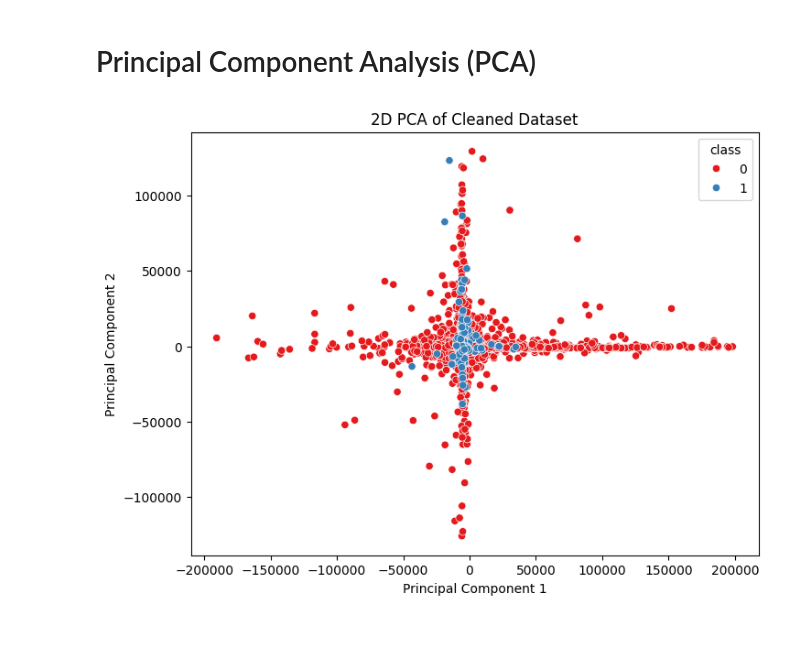
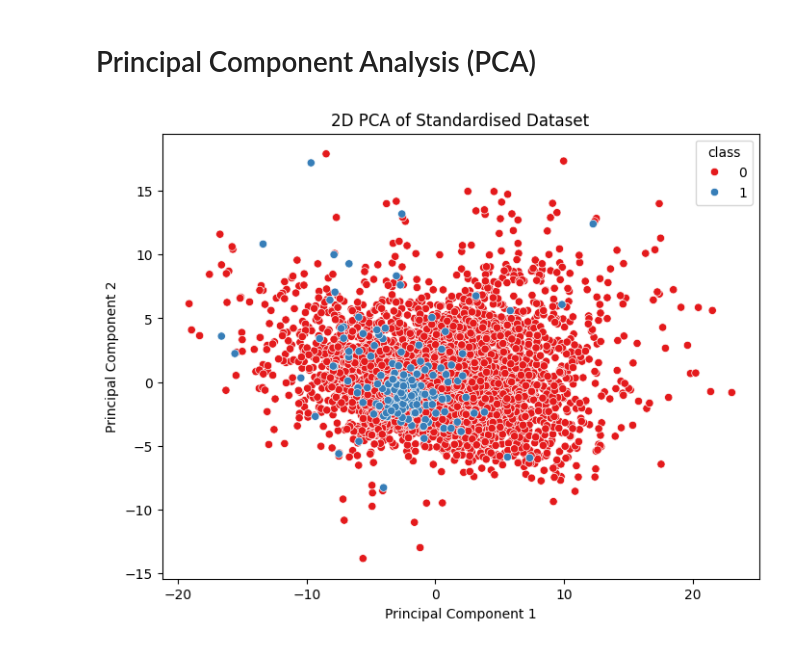
Before and after one commit to piotrdurniat/ml-l1-pcb, a Jupyter notebook: uczenie-maszynowe-lab-1.ipynb, the cells around one changed output. Cells and saved outputs as stored; diff of their text form; code cells hidden in the pictures.

Commit message:
Standardization and normalization

```diff
--- a/uczenie-maszynowe-lab-1.ipynb
+++ b/uczenie-maszynowe-lab-1.ipynb
@@ -485,0 +479,12 @@ draw_pairplot(X_clean_no_outliers[subset_features], y_clean_no_outliers)
+# %%
+def standardize_features(X: pd.DataFrame) -> pd.DataFrame:
+    """
+    Standardize the features of the dataset.
+    """
+    scaler = StandardScaler()
+    X_scaled_array = scaler.fit_transform(X)
+    X_scaled = pd.DataFrame(X_scaled_array, index=X.index, columns=X.columns)
+    return X_scaled
+
+
+X_standardized = standardize_features(X_clean_no_outliers)
@@ -486,12 +508,6 @@ draw_pairplot(X_clean_no_outliers[subset_features], y_clean_no_outliers)
 # %% [markdown]
 # Principal Component Analysis (PCA)
 # %%
-from sklearn.decomposition import PCA
-import matplotlib.pyplot as plt
-import seaborn as sns
-import pandas as pd
-
-
 def plot_pca_2d(
     X: pd.DataFrame, y: pd.DataFrame, target_column: str, title: str = "2D PCA"
 ) -> None:
@@ -512,33 +528,33 @@ def plot_pca_2d(
 
     y_series = y[target_column]
 
     pca = PCA(n_components=2)
     principal_components = pca.fit_transform(X)
 
     pca_df = pd.DataFrame(
         data=principal_components,
         columns=["Principal Component 1", "Principal Component 2"],
     )
     pca_df[target_column] = y_series.values
 
     plt.figure(figsize=(8, 6))
     sns.scatterplot(
         x="Principal Component 1",
         y="Principal Component 2",
         hue=target_column,
         palette="Set1",
         data=pca_df,
     )
     plt.title(title)
     plt.xlabel("Principal Component 1")
     plt.ylabel("Principal Component 2")
     plt.legend(title=target_column)
     plt.show()
 
 
 plot_pca_2d(
-    X_clean_no_outliers, y_clean_no_outliers, "class", "2D PCA of Cleaned Dataset"
+    X_standardized, y_clean_no_outliers, "class", "2D PCA of Standardised Dataset"
 )
 # %% [output]
-[figure, old version]
+[figure, new version]
 # %%
```
Also changed, not shown: parts of 10 cells of this notebook.
